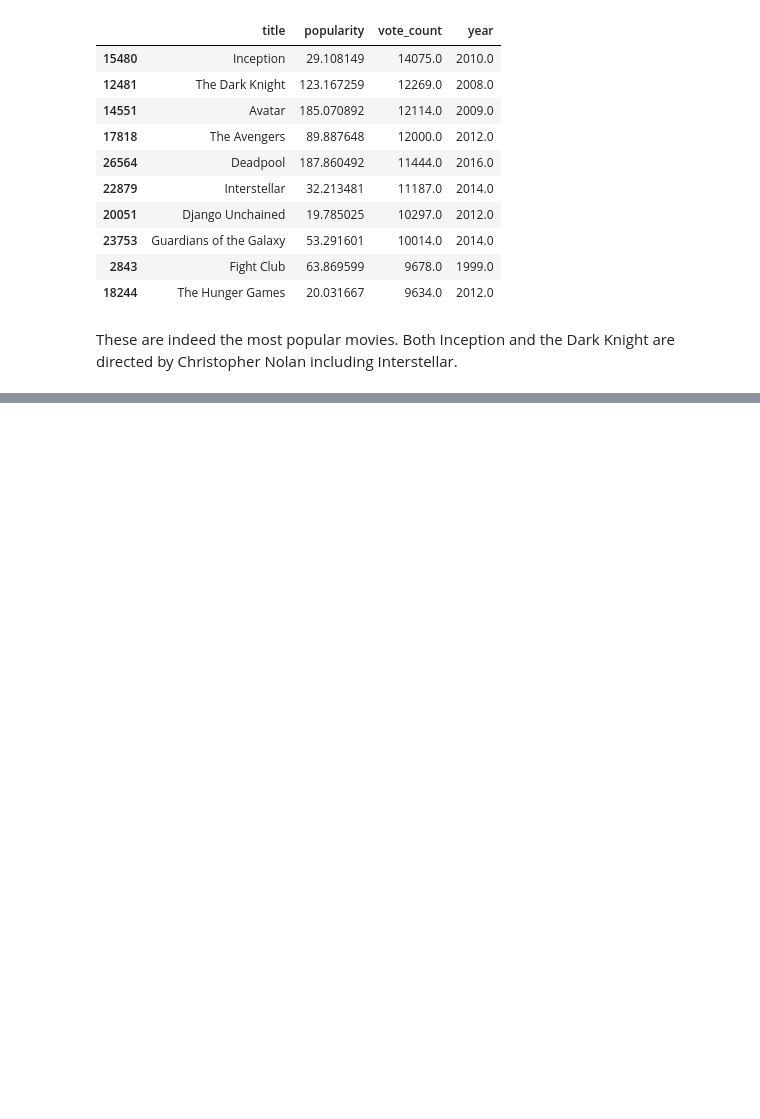
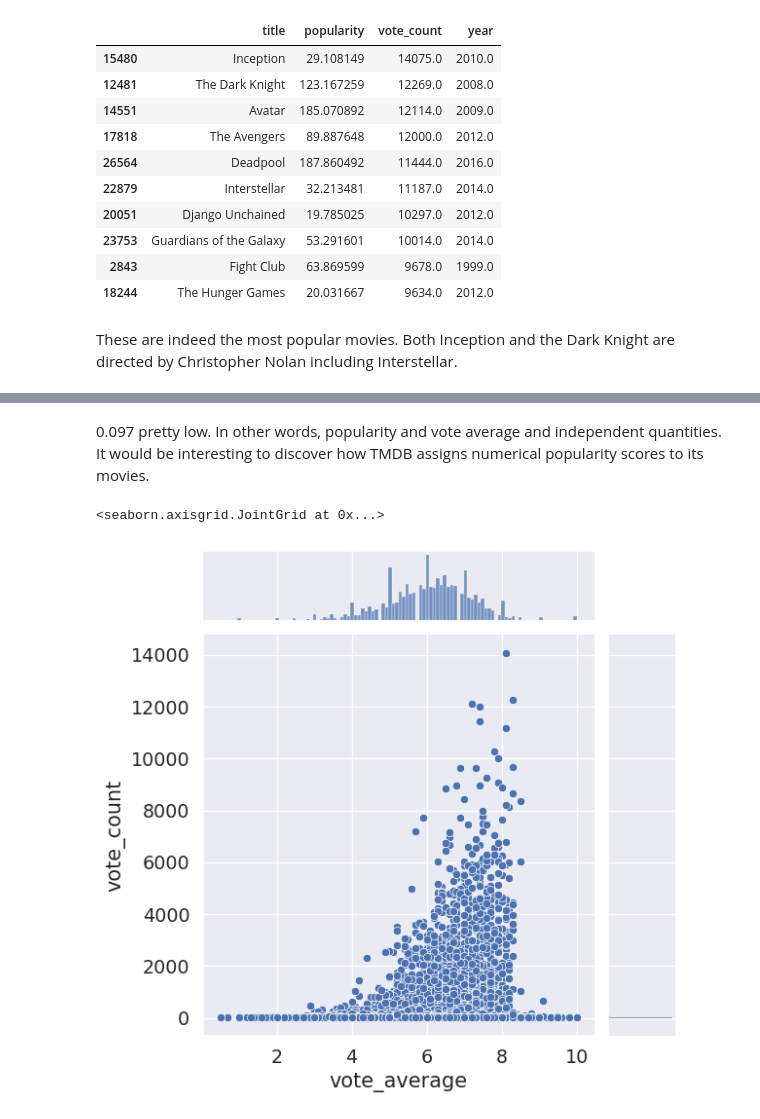
Before and after one commit to M-Awwab-Khan/most-comprehensive-movies-analysis, a Jupyter notebook: Movie_Metrics_An_Analyst_Approach.ipynb, the cells around one changed output, grey strips where cells are left out. Saved outputs shown, nothing was run; the diff lists cells and outputs as text; code cells hidden in the pictures; blank space fills up the shorter version.

```diff
--- a/Movie_Metrics_An_Analyst_Approach.ipynb
+++ b/Movie_Metrics_An_Analyst_Approach.ipynb
@@ -559,0 +606,7 @@ These are indeed the most popular movies. Both Inception and the Dark Knight are
+# %% [markdown]
+0.097 pretty low. In other words, popularity and vote average and independent quantities. It would be interesting to discover how TMDB assigns numerical popularity scores to its movies.
+# %%
+sns.jointplot(x='vote_average', y='vote_count', data=df)
+# %% [output]
+<seaborn.axisgrid.JointGrid at 0x...>
+[figure, added]
```
Also changed, not shown: parts of 13 cells of this notebook.
